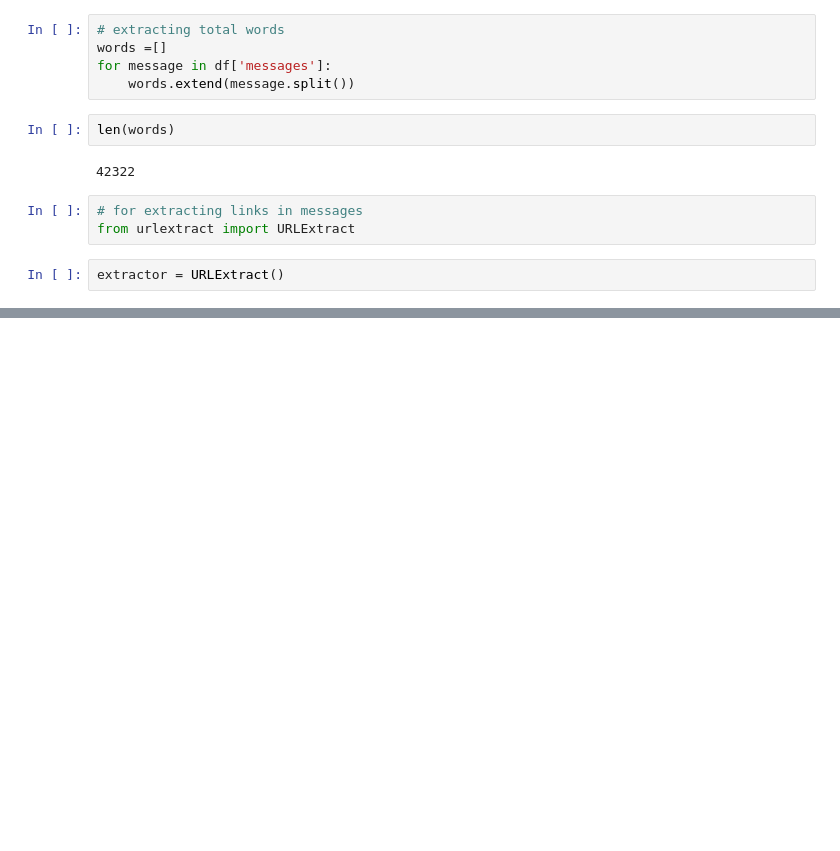
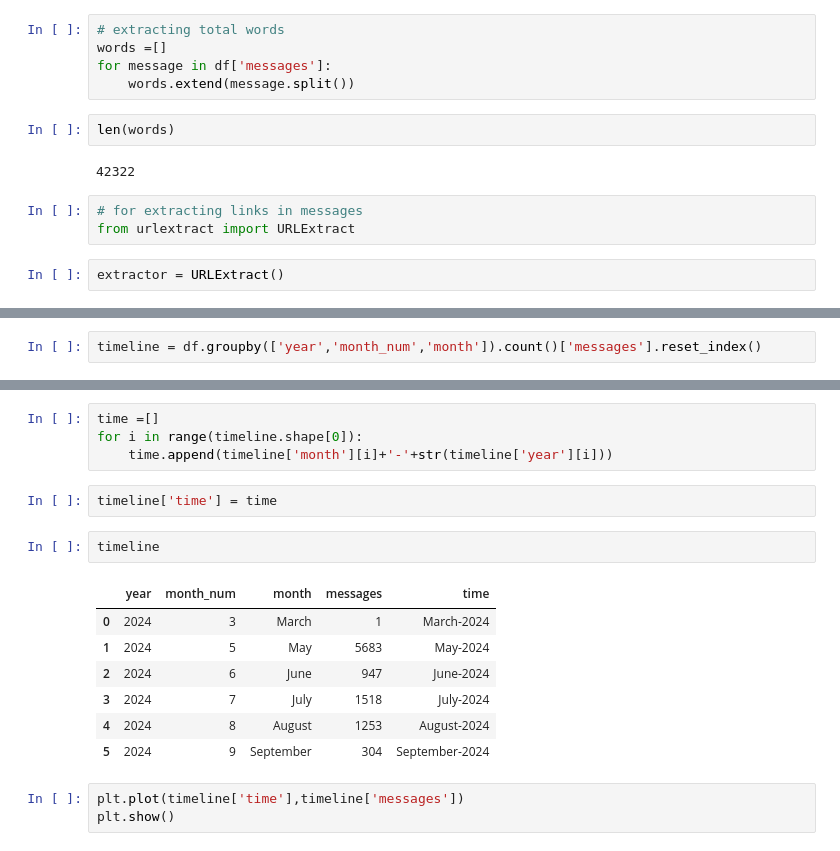
Before and after one commit to Abhipratapsingh123/ML-project-Whatsapp_chat_analysis, a Jupyter notebook: Whatsapp_chat_analysis.ipynb, the cells around one changed output, grey strips where cells are left out. Saved outputs shown, nothing was run; the diff lists cells and outputs as text; blank space fills up the shorter version.

```diff
--- a/Whatsapp_chat_analysis.ipynb
+++ b/Whatsapp_chat_analysis.ipynb
@@ -164,0 +265,2 @@ extractor = URLExtract()
+# %%
+timeline = df.groupby(['year','month_num','month']).count()['messages'].reset_index()
@@ -164,0 +277,19 @@ extractor = URLExtract()
+# %%
+time =[]
+for i in range(timeline.shape[0]):
+    time.append(timeline['month'][i]+'-'+str(timeline['year'][i]))
+# %%
+timeline['time'] = time
+# %%
+timeline
+# %% [output]
+|  | year | month_num | month | messages | time |
+| 0 | 2024 | 3 | March | 1 | March-2024 |
+| 1 | 2024 | 5 | May | 5683 | May-2024 |
+| 2 | 2024 | 6 | June | 947 | June-2024 |
+| 3 | 2024 | 7 | July | 1518 | July-2024 |
+| 4 | 2024 | 8 | August | 1253 | August-2024 |
+| 5 | 2024 | 9 | September | 304 | September-2024 |
+# %%
+plt.plot(timeline['time'],timeline['messages'])
+plt.show()
```
Also changed, not shown: parts of 13 cells of this notebook, 4 other files.
